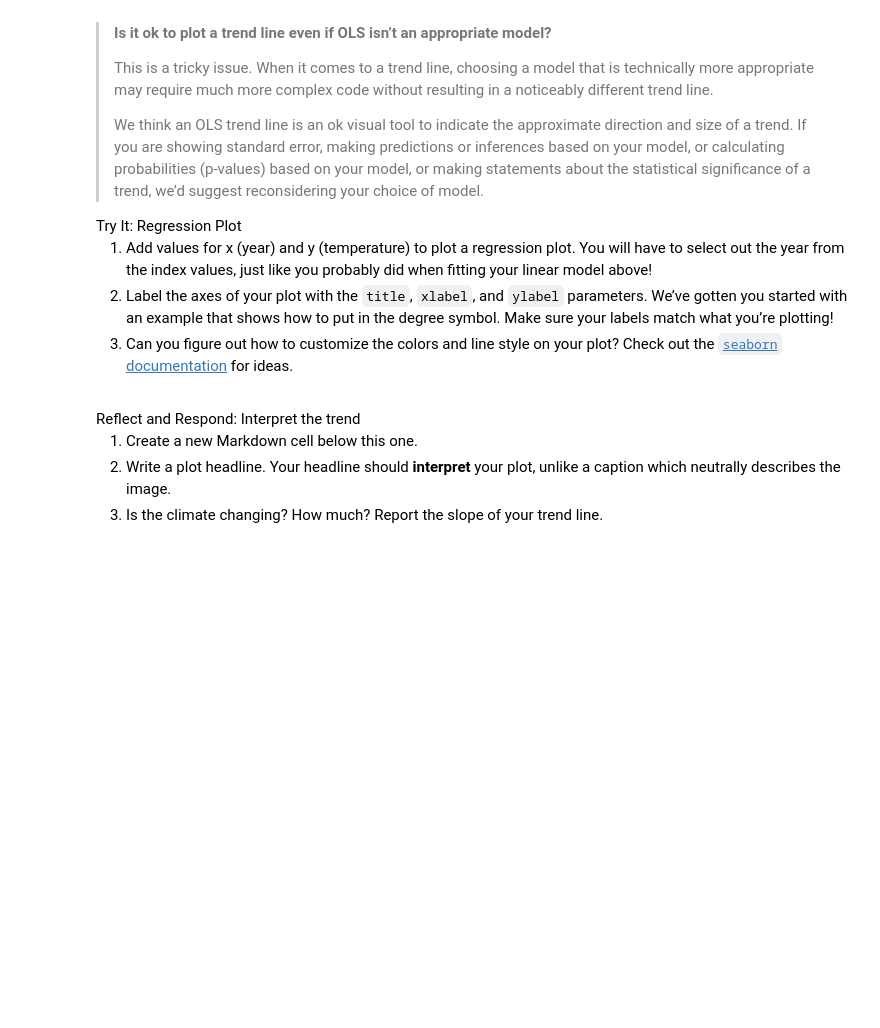
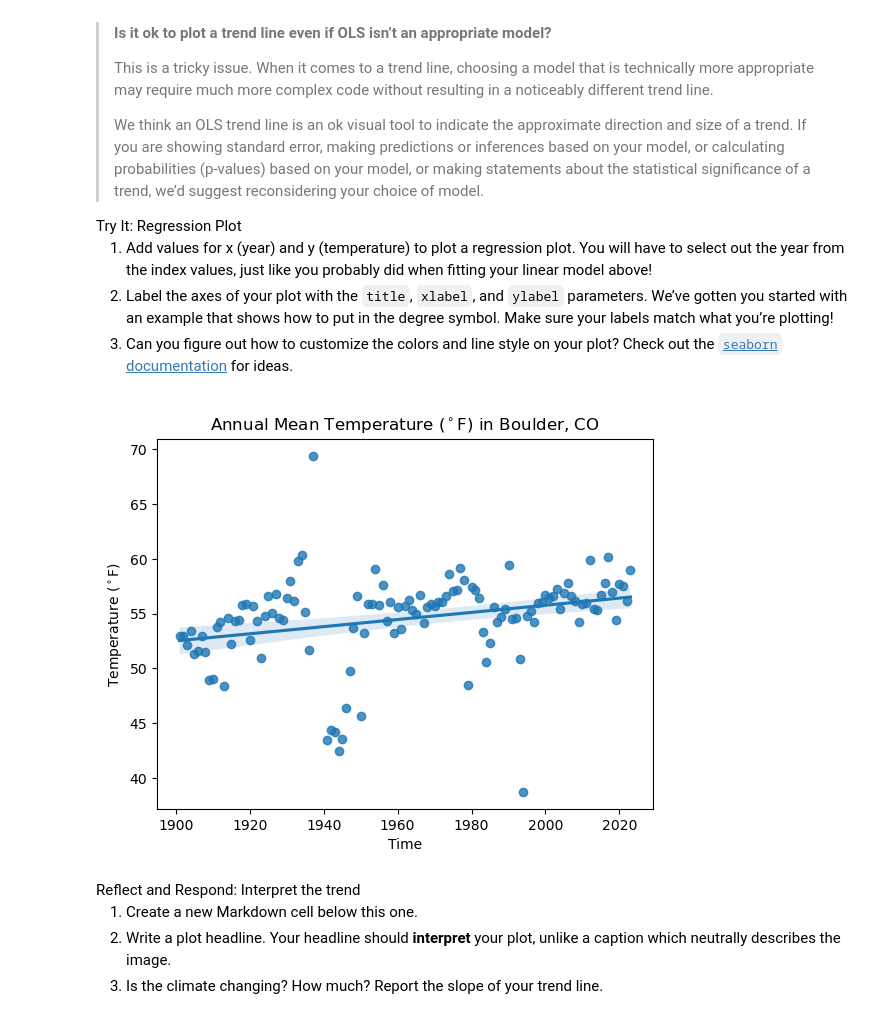
Before and after one commit to earthlab-education/02-climate-rainihelmstadter, a Jupyter notebook: Climate-Coding-Challenge_Part-5.ipynb, the cells around one changed output. Cells and saved outputs as stored; diff of their text form; code cells hidden in the pictures; blank space fills up the shorter version.

```diff
--- a/Climate-Coding-Challenge_Part-5.ipynb
+++ b/Climate-Coding-Challenge_Part-5.ipynb
@@ -154,18 +211,21 @@ for ideas.</li>
 </ol></div></div>
 # %%
 # Plot annual average temperature with a trend line
-ax = sns.regplot(
-    x=,
-    y=,
+ann_plot_linreg = sns.regplot(
+    x= ann_bould_clean_df[['year']],
+    y= ann_bould_clean_df[['temp_f']],
+    data= ann_bould_clean_df
 )
 # Set plot labels
-ax.set(
-    title='',
-    xlabel='',
+ann_plot_linreg.set(
+    title='Annual Mean Temperature ($^\circ$F) in Boulder, CO',
+    xlabel='Time',
     ylabel='Temperature ($^\circ$F)'
 )
 # Display the plot without extra text
 plt.show()
+# %% [output]
+[figure, added]
 # %% [markdown]
 <link rel="stylesheet" type="text/css" href="./assets/styles.css"><div class="callout callout-style-default callout-titled callout-respond"><div class="callout-header"><div class="callout-icon-container"><i class="callout-icon"></i></div><div class="callout-title-container flex-fill">Reflect and Respond: Interpret the trend</div></div><div class="callout-body-container callout-body"><ol type="1">
 <li>Create a new Markdown cell below this one.</li>
```
Also changed, not shown: parts of 5 cells of this notebook, 3 other files.
